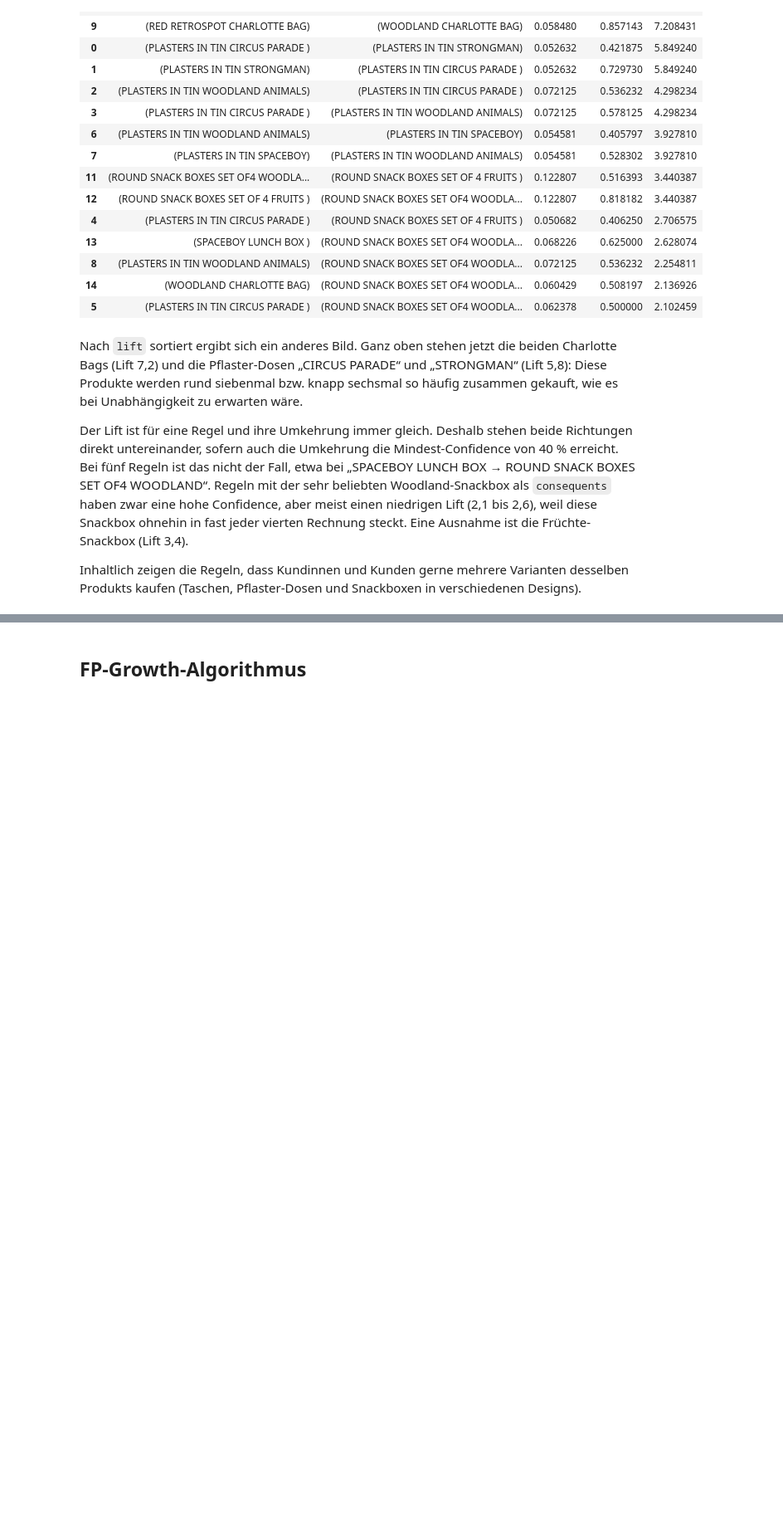
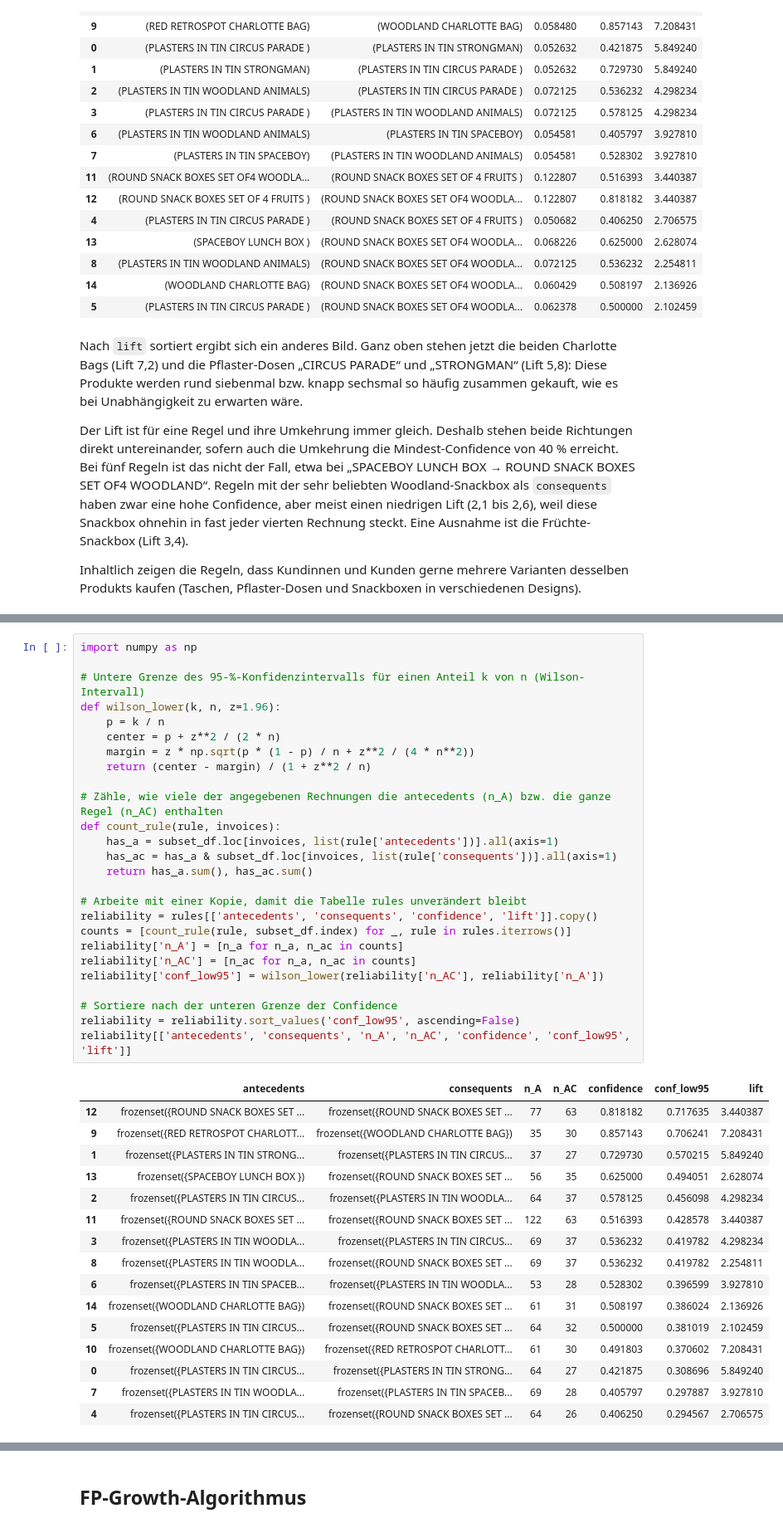
Before and after one commit to franzmohr/intro-data-mining-de, a Jupyter notebook: 01-data-mining-pattern-mining.ipynb, the cells around one changed output, grey strips where cells are left out. Shown at 83% size. Cells and saved outputs as stored; diff of their text form; blank space fills up the shorter version.

```diff
--- a/01-data-mining-pattern-mining.ipynb
+++ b/01-data-mining-pattern-mining.ipynb
@@ -336,0 +344,43 @@ Inhaltlich zeigen die Regeln, dass Kundinnen und Kunden gerne mehrere Varianten
+# %%
+import numpy as np
+
+# Untere Grenze des 95-%-Konfidenzintervalls für einen Anteil k von n (Wilson-Intervall)
+def wilson_lower(k, n, z=1.96):
+    p = k / n
+    center = p + z**2 / (2 * n)
+    margin = z * np.sqrt(p * (1 - p) / n + z**2 / (4 * n**2))
+    return (center - margin) / (1 + z**2 / n)
+
+# Zähle, wie viele der angegebenen Rechnungen die antecedents (n_A) bzw. die ganze Regel (n_AC) enthalten
+def count_rule(rule, invoices):
+    has_a = subset_df.loc[invoices, list(rule['antecedents'])].all(axis=1)
+    has_ac = has_a & subset_df.loc[invoices, list(rule['consequents'])].all(axis=1)
+    return has_a.sum(), has_ac.sum()
+
+# Arbeite mit einer Kopie, damit die Tabelle rules unverändert bleibt
+reliability = rules[['antecedents', 'consequents', 'confidence', 'lift']].copy()
+counts = [count_rule(rule, subset_df.index) for _, rule in rules.iterrows()]
+reliability['n_A'] = [n_a for n_a, n_ac in counts]
+reliability['n_AC'] = [n_ac for n_a, n_ac in counts]
+reliability['conf_low95'] = wilson_lower(reliability['n_AC'], reliability['n_A'])
+
+# Sortiere nach der unteren Grenze der Confidence
+reliability = reliability.sort_values('conf_low95', ascending=False)
+reliability[['antecedents', 'consequents', 'n_A', 'n_AC', 'confidence', 'conf_low95', 'lift']]
+# %% [output]
+|  | antecedents | consequents | n_A | n_AC | confidence | conf_low95 | lift |
+| 12 | frozenset({ROUND SNACK BOXES SET ... | frozenset({ROUND SNACK BOXES SET ... | 77 | 63 | 0.818182 | 0.717635 | 3.440387 |
+| 9 | frozenset({RED RETROSPOT CHARLOTT... | frozenset({WOODLAND CHARLOTTE BAG}) | 35 | 30 | 0.857143 | 0.706241 | 7.208431 |
+| 1 | frozenset({PLASTERS IN TIN STRONG... | frozenset({PLASTERS IN TIN CIRCUS... | 37 | 27 | 0.729730 | 0.570215 | 5.849240 |
+| 13 | frozenset({SPACEBOY LUNCH BOX }) | frozenset({ROUND SNACK BOXES SET ... | 56 | 35 | 0.625000 | 0.494051 | 2.628074 |
+| 2 | frozenset({PLASTERS IN TIN CIRCUS... | frozenset({PLASTERS IN TIN WOODLA... | 64 | 37 | 0.578125 | 0.456098 | 4.298234 |
+| 11 | frozenset({ROUND SNACK BOXES SET ... | frozenset({ROUND SNACK BOXES SET ... | 122 | 63 | 0.516393 | 0.428578 | 3.440387 |
+| 3 | frozenset({PLASTERS IN TIN WOODLA... | frozenset({PLASTERS IN TIN CIRCUS... | 69 | 37 | 0.536232 | 0.419782 | 4.298234 |
+| 8 | frozenset({PLASTERS IN TIN WOODLA... | frozenset({ROUND SNACK BOXES SET ... | 69 | 37 | 0.536232 | 0.419782 | 2.254811 |
+| 6 | frozenset({PLASTERS IN TIN SPACEB... | frozenset({PLASTERS IN TIN WOODLA... | 53 | 28 | 0.528302 | 0.396599 | 3.927810 |
+| 14 | frozenset({WOODLAND CHARLOTTE BAG}) | frozenset({ROUND SNACK BOXES SET ... | 61 | 31 | 0.508197 | 0.386024 | 2.136926 |
+| 5 | frozenset({PLASTERS IN TIN CIRCUS... | frozenset({ROUND SNACK BOXES SET ... | 64 | 32 | 0.500000 | 0.381019 | 2.102459 |
+| 10 | frozenset({WOODLAND CHARLOTTE BAG}) | frozenset({RED RETROSPOT CHARLOTT... | 61 | 30 | 0.491803 | 0.370602 | 7.208431 |
+| 0 | frozenset({PLASTERS IN TIN CIRCUS... | frozenset({PLASTERS IN TIN STRONG... | 64 | 27 | 0.421875 | 0.308696 | 5.849240 |
+| 7 | frozenset({PLASTERS IN TIN WOODLA... | frozenset({PLASTERS IN TIN SPACEB... | 69 | 28 | 0.405797 | 0.297887 | 3.927810 |
+| 4 | frozenset({PLASTERS IN TIN CIRCUS... | frozenset({ROUND SNACK BOXES SET ... | 64 | 26 | 0.406250 | 0.294567 | 2.706575 |
```
Also changed, not shown: parts of 5 cells of this notebook, 1 other file.
